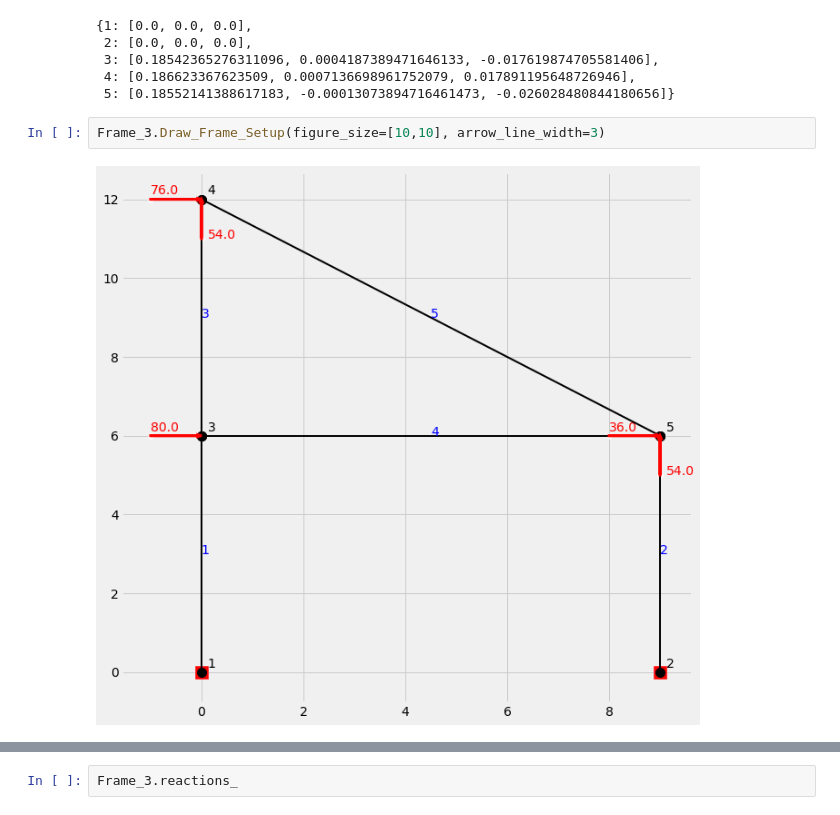
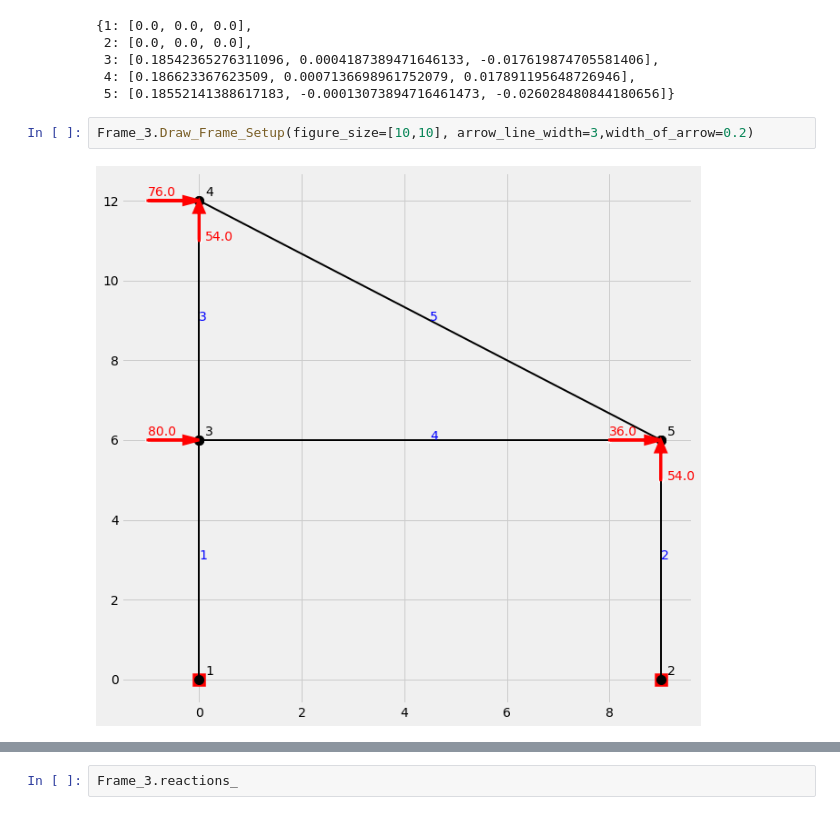
Before and after one commit to mjamezquidilla/pysead, a Jupyter notebook: Examples/Frame_2D/Example 1.ipynb, the cells around one changed output, grey strips where cells are left out. Cells and saved outputs as stored; diff of their text form.

```diff
--- a/Examples/Frame_2D/Example 1.ipynb
+++ b/Examples/Frame_2D/Example 1.ipynb
@@ -94,9 +94,9 @@ Frame_3.displacements_
  4: [0.186623367623509, 0.0007136698961752079, 0.017891195648726946],
  5: [0.18552141388617183, -0.00013073894716461473, -0.026028480844180656]}
 # %%
-Frame_3.Draw_Frame_Setup(figure_size=[10,10], arrow_line_width=3)
+Frame_3.Draw_Frame_Setup(figure_size=[10,10], arrow_line_width=3,width_of_arrow=0.2)
 # %% [output]
-[figure, old version]
+[figure, new version]
 # %%
 Frame_3.Draw_Frame_Displacements(figure_size = [10,10], magnification_factor=5)
 # %% [output]
```
Also changed, not shown: parts of 2 cells of this notebook, 1 other file.
